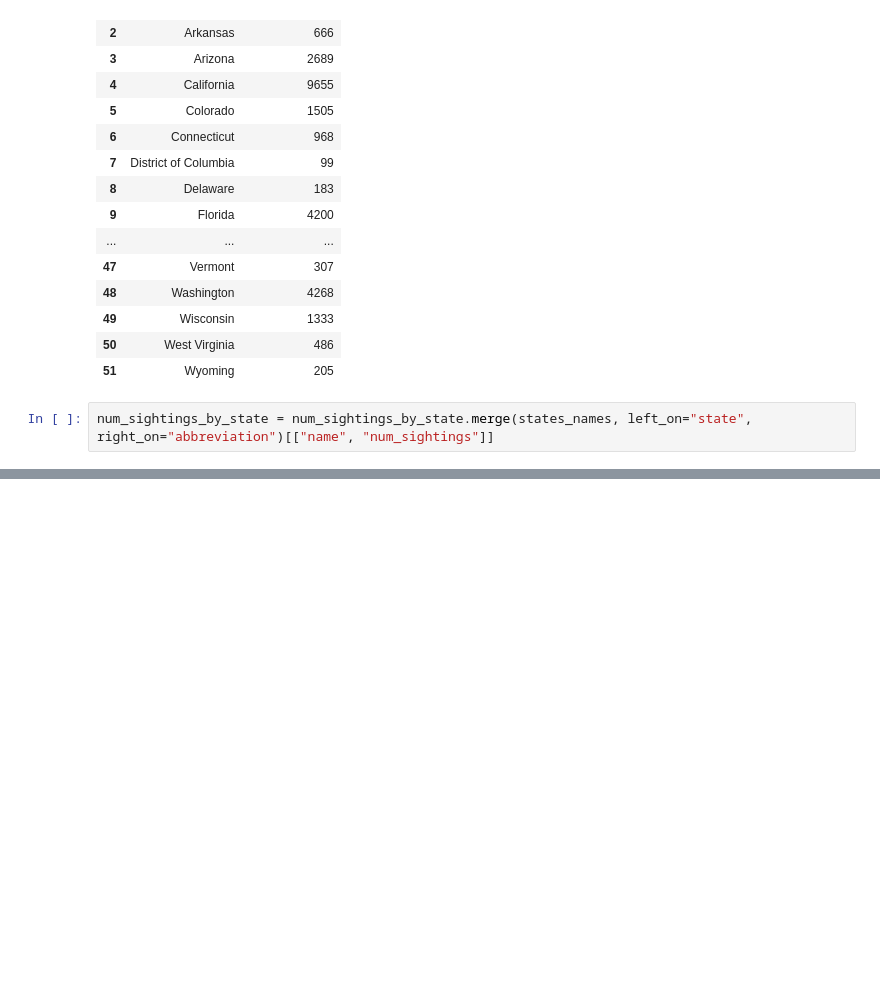
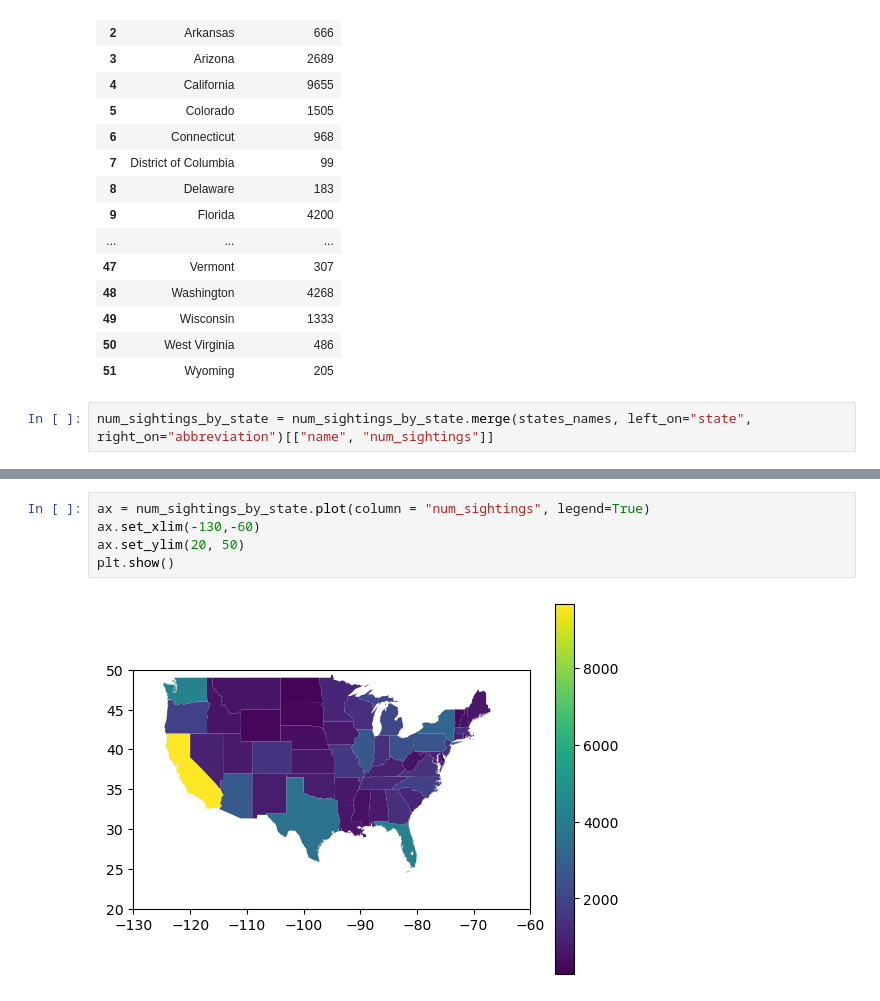
Before and after one commit to mstoychev/Data-Science-SoftwareUniversity, a Jupyter notebook: 5. Working with Spatial Data and Network Analysis/1. Class Notes/Class Notes Working with Spatial Data.ipynb, the cells around one changed output, grey strips where cells are left out. Cells and saved outputs as stored; diff of their text form; blank space fills up the shorter version.

```diff
--- a/5. Working with Spatial Data and Network Analysis/1. Class Notes/Class Notes Working with Spatial Data.ipynb
+++ b/5. Working with Spatial Data and Network Analysis/1. Class Notes/Class Notes Working with Spatial Data.ipynb
@@ -793,0 +830,7 @@ num_sightings_by_state.merge(states, left_on="name", right_on="NAME")
+# %%
+ax = num_sightings_by_state.plot(column = "num_sightings", legend=True)
+ax.set_xlim(-130,-60)
+ax.set_ylim(20, 50)
+plt.show()
+# %% [output]
+[figure, added]
```
Also changed, not shown: parts of 41 cells of this notebook.
